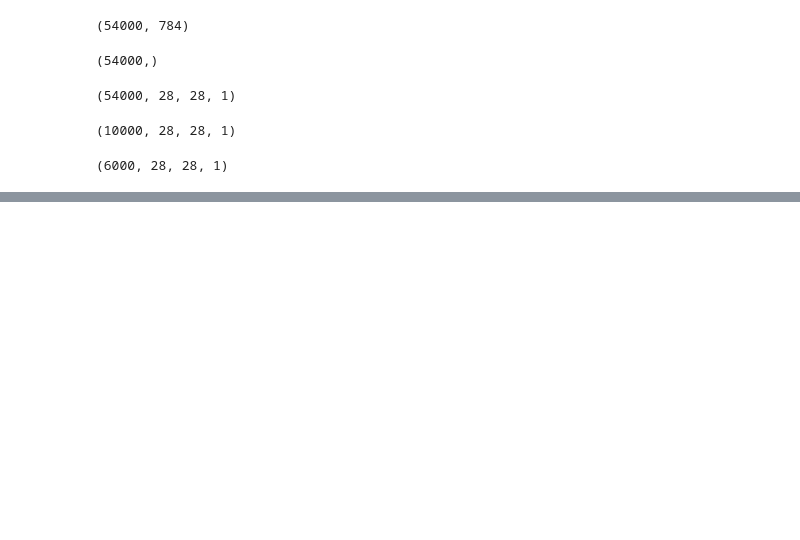
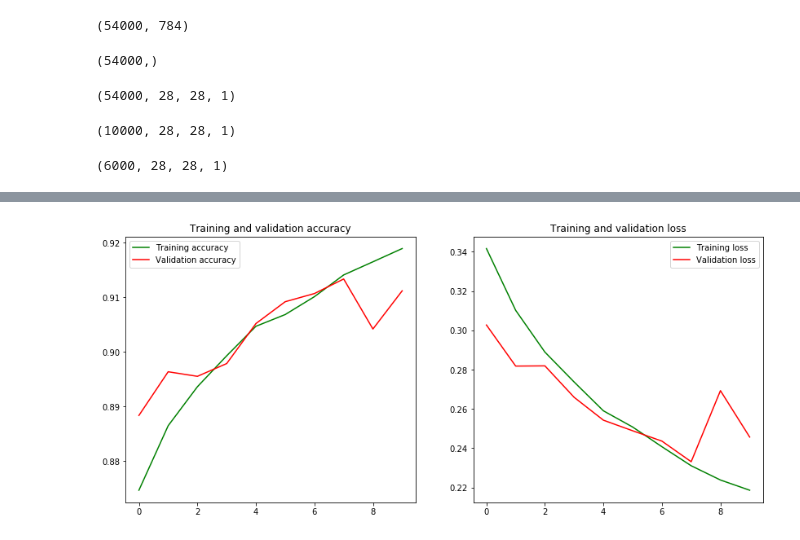
Before and after one commit to a24dai/kaggle, a Jupyter notebook: fashion_mnist/code.ipynb, the cells around one changed output, grey strips where cells are left out. Cells and saved outputs as stored; diff of their text form; code cells hidden in the pictures; blank space fills up the shorter version.

```diff
--- a/fashion_mnist/code.ipynb
+++ b/fashion_mnist/code.ipynb
@@ -175,0 +349,21 @@ X_validate.shape
+# %%
+def plot_accuracy_and_loss(history):
+    hist = history.history
+    acc = hist['acc']
+    val_acc = hist['val_acc']
+    loss = hist['loss']
+    val_loss = hist['val_loss']
+    epochs = range(len(acc))
+    f, ax = plt.subplots(1,2, figsize=(14,6))
+    ax[0].plot(epochs, acc, 'g', label='Training accuracy')
+    ax[0].plot(epochs, val_acc, 'r', label='Validation accuracy')
+    ax[0].set_title('Training and validation accuracy')
+    ax[0].legend()
+    ax[1].plot(epochs, loss, 'g', label='Training loss')
+    ax[1].plot(epochs, val_loss, 'r', label='Validation loss')
+    ax[1].set_title('Training and validation loss')
+    ax[1].legend()
+    plt.show()
+plot_accuracy_and_loss(history)
+# %% [output]
+[figure, added]
```
Also changed, not shown: parts of 15 cells of this notebook.
